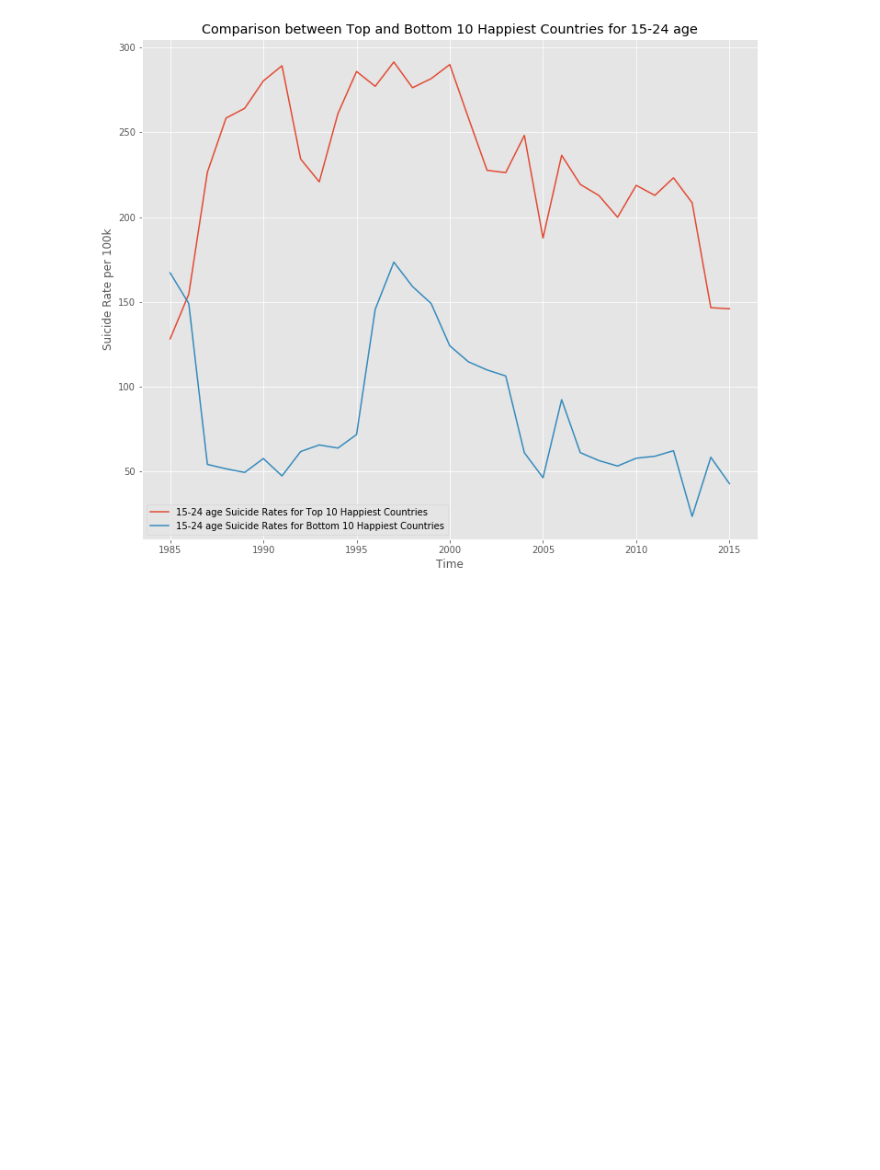
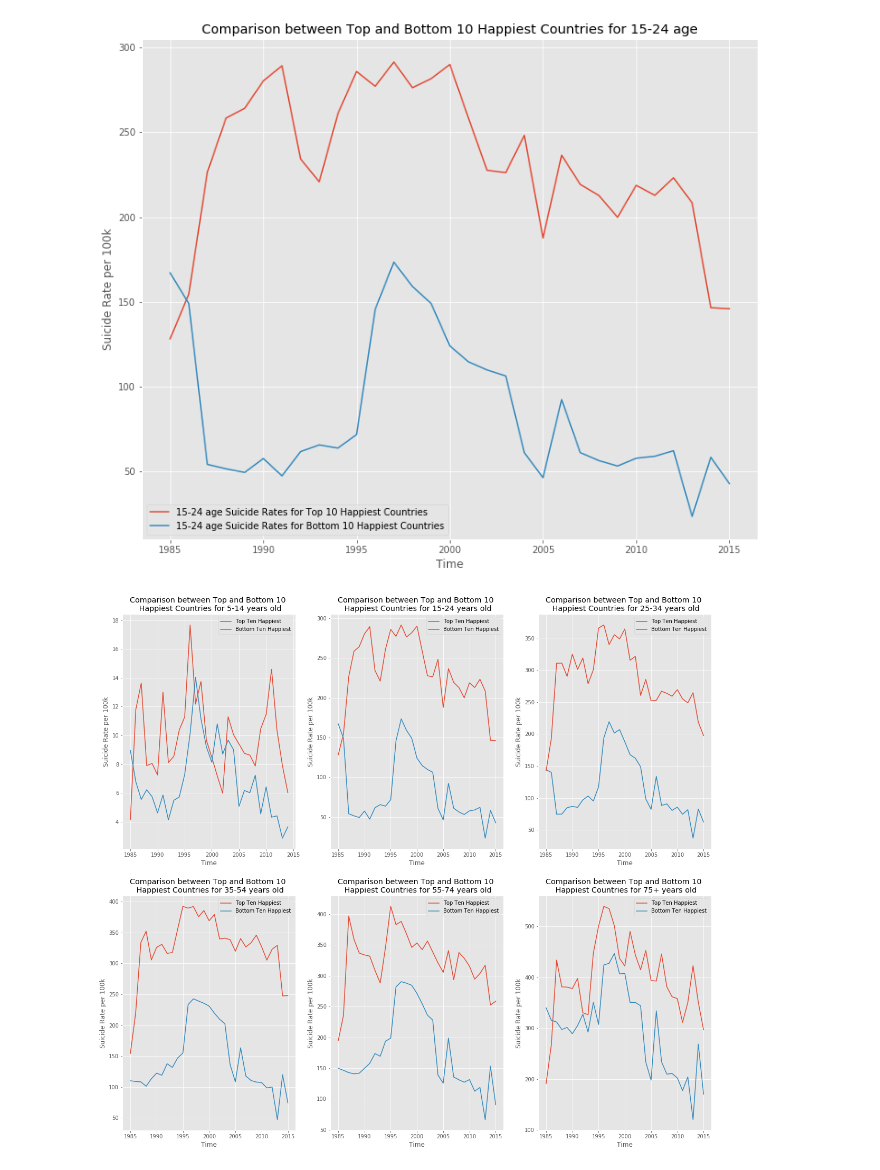
Before and after one commit to alecjonas/Analysis-of-Suicide-Rates-in-Countries-vs-Reported-Happiness-Scores, a Jupyter notebook: notebooks/suicides_eda.ipynb, the cells around one changed output. Drawn from its saved outputs; the diff is of its cells as text; code cells hidden in the pictures; blank space fills up the shorter version.

```diff
--- a/notebooks/suicides_eda.ipynb
+++ b/notebooks/suicides_eda.ipynb
@@ -247,16 +275,40 @@ def age_suicide_comparison(age):
 # %%
 def age_top_and_bottom(age):
     my_mask = age_and_suicide_rate['age'] == age
-    my_age_and_suicide_rate = sex_and_suicide_rate[my_mask]
+    my_age_and_suicide_rate = age_and_suicide_rate[my_mask]
 
-    top_10_country_list = ['Denmark','Norway','Switzerland','Iceland','Finland','Netherlands','Canada','Sweden','New Zealand','Australia']
+    top_10_country_list = ['Denmark','Norway','Switzerland','Iceland','Finland','Netherlands',
+                           'Canada','Sweden','New Zealand','Australia']
     age_top_10_country_mask = my_age_and_suicide_rate['country'].isin(top_10_country_list)
     age_top_10_country = my_age_and_suicide_rate.loc[age_top_10_country_mask, :]
     age_top_10_sum = age_top_10_country.groupby(['year']).sum()[:-1]
 
-    bottom_10_country_list = ['Bosnia and Herzegovina' ,'Greece', 'Mongolia','South Africa','Bulgaria','Armenia','Sri Lanka' ,'Ukraine' ,'Georgia','Albania']
+    bottom_10_country_list = ['Bosnia and Herzegovina' ,'Greece', 'Mongolia','South Africa','Bulgaria',
+                              'Armenia','Sri Lanka' ,'Ukraine' ,'Georgia','Albania']
     age_bottom_10_country_mask = my_age_and_suicide_rate['country'].isin(bottom_10_country_list)
     age_bottom_10_country = my_age_and_suicide_rate.loc[age_bottom_10_country_mask, :]
     age_bottom_10_sum = age_bottom_10_country.groupby(['year']).sum()[:-1]
 
     return age_top_10_sum, age_bottom_10_sum
+
+def make_age_graphs(list_of_ages):
+    list_of_graphs = [age_top_and_bottom(i) for i in list_of_suicide_ages]
+    return list_of_graphs
+
+list_of_suicide_ages=['5-14 years', '15-24 years', '25-34 years', '35-54 years', '55-74 years', '75+ years']
+age5, age15, age25, age35, age55, age75 = make_age_graphs(list_of_suicide_ages)
+
+
+fig, axs = plt.subplots(2,3, figsize=(20,18))
+axs=axs.flatten()
+idx=0
+for i,df in enumerate([age5, age15, age25, age35, age55, age75]):
+    axs[i].plot(df[0]['suicides/100k_pop'], label='Top Ten Happiest')
+    axs[i].plot(df[1]['suicides/100k_pop'], label='Bottom Ten Happiest')
+    axs[i].set_title(f'Comparison between Top and Bottom 10 \n Happiest Countries for {list_of_suicide_ages[idx]} old')
+    axs[i].set_ylabel("Suicide Rate per 100k")
+    axs[i].set_xlabel("Time")
+    axs[i].legend()
+    idx+=1
+# %% [output]
+[figure, added]
```
Also changed, not shown: parts of 24 cells of this notebook, 1 other file.
